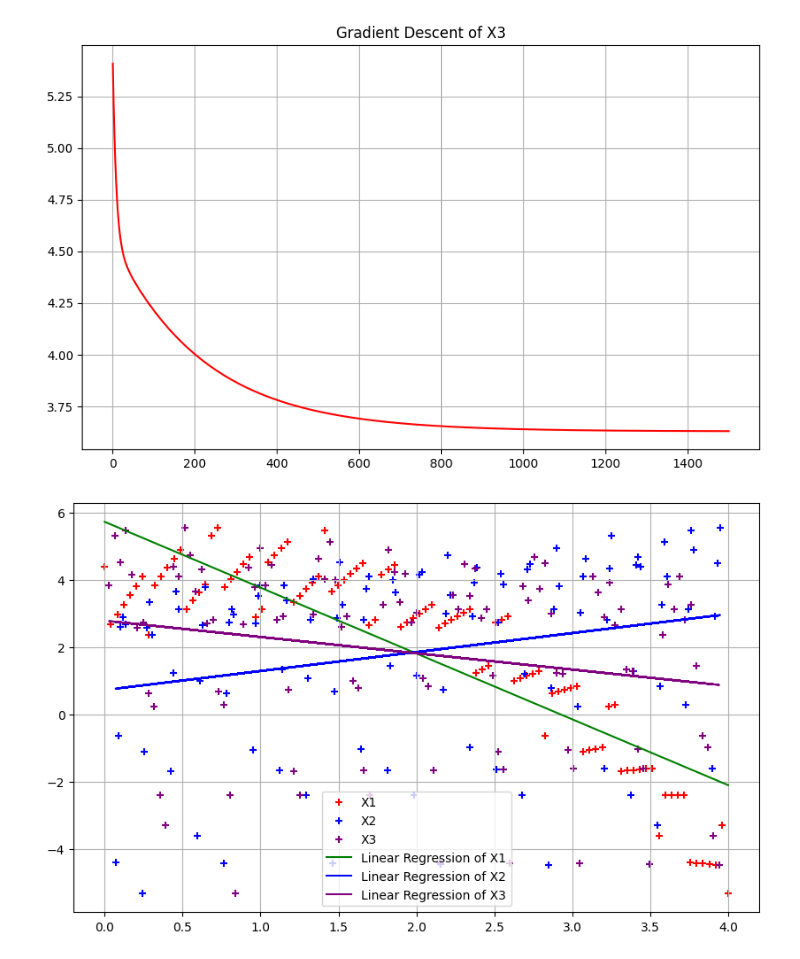
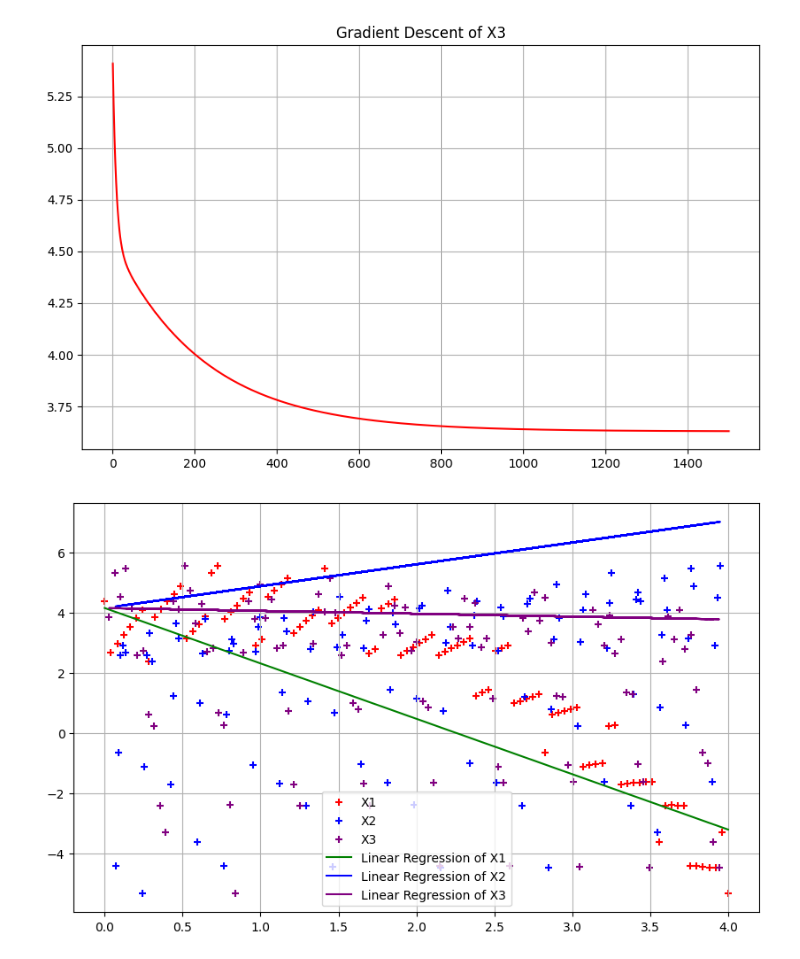
Before and after one commit to Pathin220/4105_ML, a Jupyter notebook: 4105_newHw1.ipynb, the cells around one changed output. Drawn from its saved outputs; the diff is of its cells as text; code cells hidden in the pictures.

```diff
--- a/4105_newHw1.ipynb
+++ b/4105_newHw1.ipynb
@@ -102,23 +102,23 @@ plt.show()
 [figure]
 # %%
 # creating a column of vector of ones , reshaping features (X1) to make it a 2D array, stacking X_1_1 and X_1 to create final feature matrix X.
-X_1_1 = np.ones((m, 1))
+X0 = np.ones((m, 1))
 X_1 = X1.reshape(m, 1)
-X1 = np.hstack((X_1_1, X_1))
+X1 = np.hstack((X0, X_1))
 # Create theta for X1
 theta1 = np.zeros(2)
 # %%
 # creating a column of vector of ones , reshaping features (X2) to make it a 2D array, stacking X_2_1 and X_2 to create final feature matrix X.
-X_2_1 = np.ones((m, 1))
+X0 = np.ones((m, 1))
 X_2 = X2.reshape(m, 1)
-X2 = np.hstack((X_2_1, X_2))
+X2 = np.hstack((X0, X_2))
 # Create theta for X2
 theta2 = np.zeros(2)
 # %%
 # creating a column of vector of ones , reshaping features (X3) to make it a 2D array, stacking X_3_1 and X_3 to create final feature matrix X.
-X_3_1 = np.ones((m, 1))
+X0 = np.ones((m, 1))
 X_3 = X3.reshape(m, 1)
-X3 = np.hstack((X_3_1, X_3))
+X3 = np.hstack((X0, X_3))
 # Create theta for X3
 theta3 = np.zeros(2)
 # %%
@@ -291,22 +287,30 @@ theta_4 = np.zeros(4)
+# %%
+
+X4 = np.hstack((X0, X_1, X_2, X_3))
+theta_4 = np.zeros(4)
+theta_4, cost_history_4 = gradient_descent(X4, Y, theta_4, alpha, iterations)
+theta_5 = np.hstack ((theta_4[0], theta_4[1]))
+theta_6 = np.hstack ((theta_4[0], theta_4[2]))
+theta_7 = np.hstack ((theta_4[0], theta_4[3]))
 # %%
 # Assuming that X, y, and theta are already defined
 # Also assuming that X has two columns: a feature column and a column of ones
 
 # Scatter plot for the training data
 plt.scatter(X1[:, 1], Y, color='red', marker='+', label='X1')
 plt.scatter(X2[:, 1], Y, color='blue', marker='+', label='X2')
 plt.scatter(X3[:, 1], Y, color='purple', marker='+', label='X3')
 
 
 # Line plot for the linear regression model
-plt.plot(X1[:, 1], X1.dot(theta_1), color='green', label='Linear Regression of X1')
-plt.plot(X2[:, 1], X2.dot(theta_2), color='blue', label='Linear Regression of X2')
-plt.plot(X3[:, 1], X3.dot(theta_3), color='purple', label='Linear Regression of X3')
+plt.plot(X1[:, 1], X1.dot(theta_5), color='green', label='Linear Regression of X1')
+plt.plot(X2[:, 1], X2.dot(theta_6), color='blue', label='Linear Regression of X2')
+plt.plot(X3[:, 1], X3.dot(theta_7), color='purple', label='Linear Regression of X3')
 
 
 # Plot customizations
 plt.grid(True)
 plt.legend()
 plt.show()
 # %% [output]
-[figure, old version]
+[figure, new version]
```
Also changed, not shown: parts of 2 cells of this notebook.
